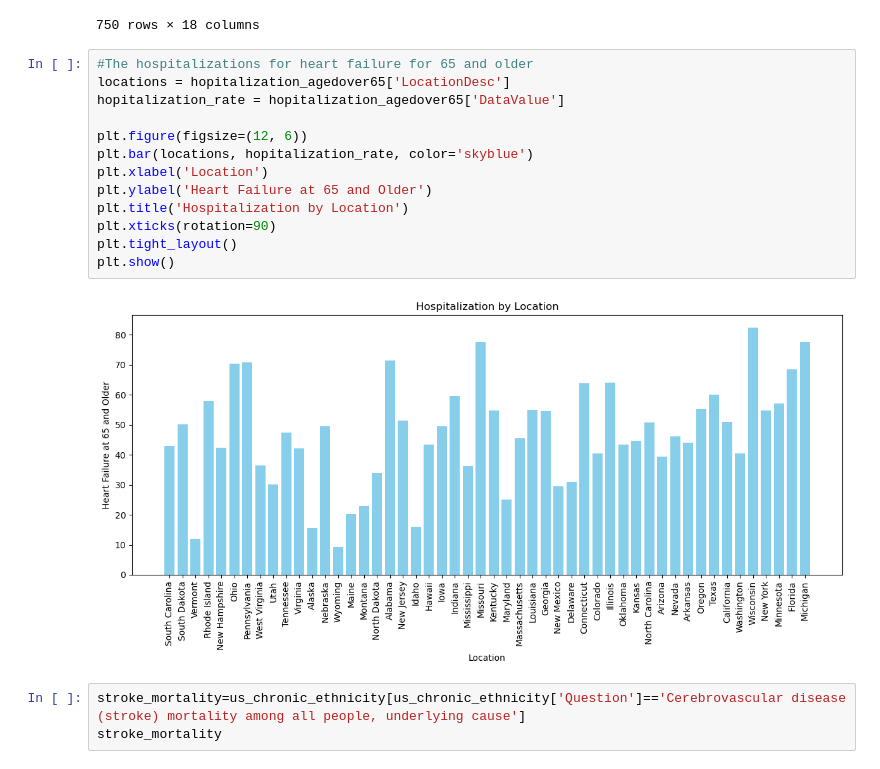
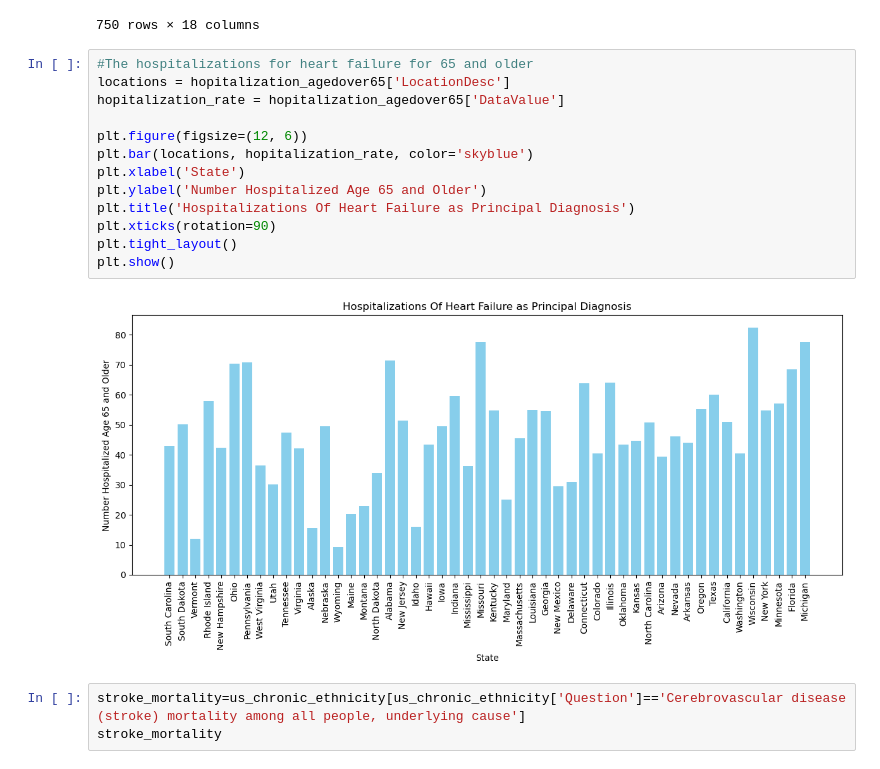
Before and after one commit to ajones1010/Project-1-, a Jupyter notebook: project_1trejo.ipynb, the cells around one changed output. Saved outputs shown, nothing was run; the diff lists cells and outputs as text.

```diff
--- a/project_1trejo.ipynb
+++ b/project_1trejo.ipynb
@@ -576,18 +576,18 @@ hopitalization_agedover65
 # %%
 #The hospitalizations for heart failure for 65 and older
 locations = hopitalization_agedover65['LocationDesc']
 hopitalization_rate = hopitalization_agedover65['DataValue']
 
 plt.figure(figsize=(12, 6))
 plt.bar(locations, hopitalization_rate, color='skyblue')
-plt.xlabel('Location')
-plt.ylabel('Heart Failure at 65 and Older')
-plt.title('Hospitalization by Location')
+plt.xlabel('State')
+plt.ylabel('Number Hospitalized Age 65 and Older')
+plt.title('Hospitalizations Of Heart Failure as Principal Diagnosis')
 plt.xticks(rotation=90)
 plt.tight_layout()
 plt.show()
 # %% [output]
-[figure, old version]
+[figure, new version]
 # %%
 stroke_mortality=us_chronic_ethnicity[us_chronic_ethnicity['Question']=='Cerebrovascular disease (stroke) mortality among all people, underlying cause']
 stroke_mortality
```
Also changed, not shown: parts of 1 cell of this notebook.
